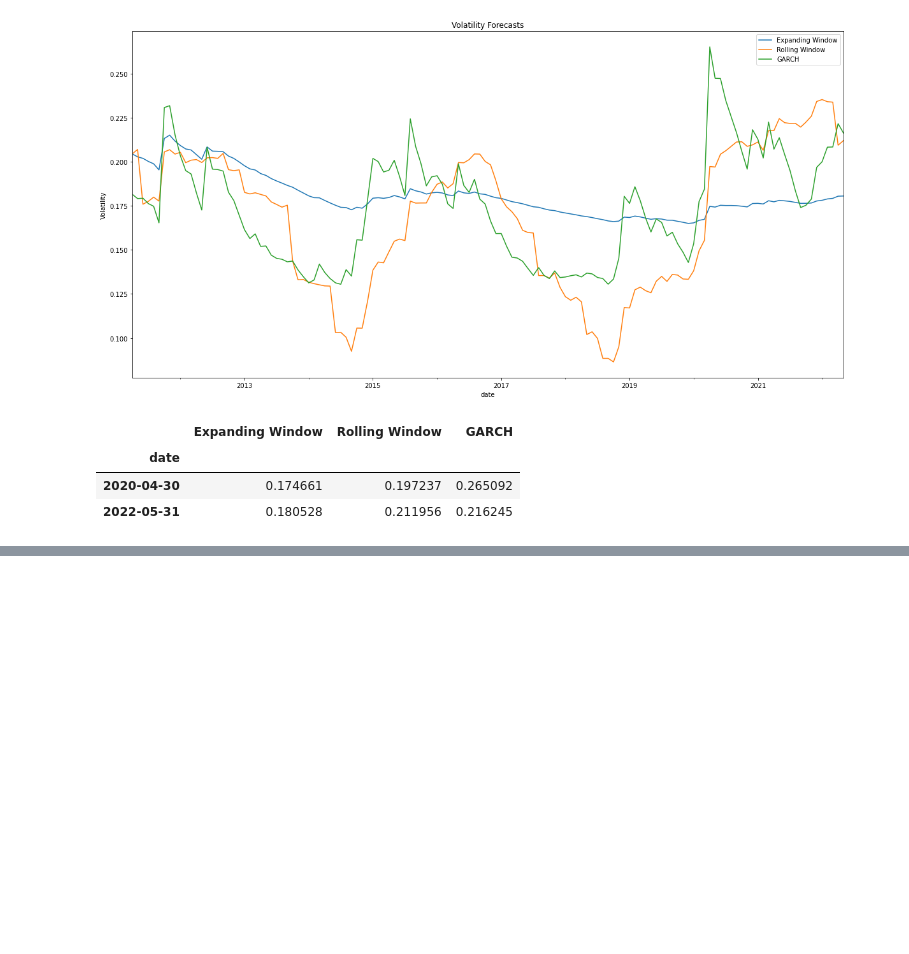
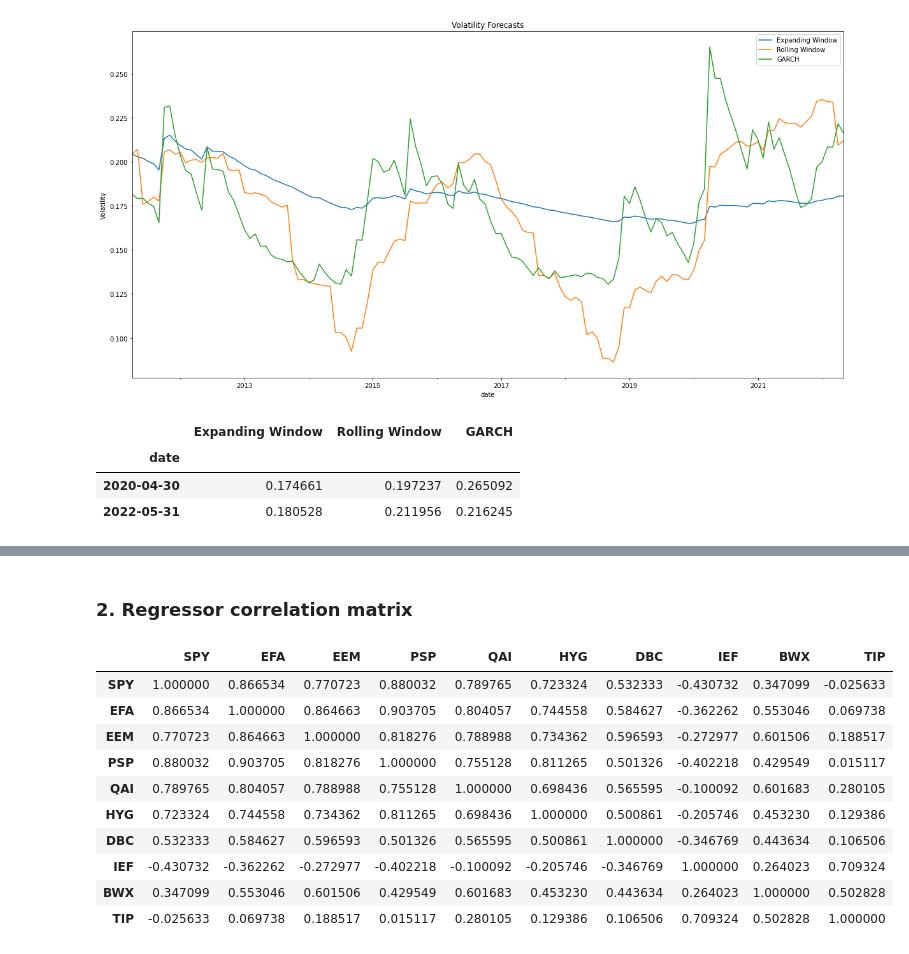
Before and after one commit to ebdaniel/drw-dataanalysis-2022, a Jupyter notebook: exam.ipynb, the cells around one changed output, grey strips where cells are left out. Drawn from its saved outputs; the diff is of its cells as text; code cells hidden in the pictures; blank space fills up the shorter version.

```diff
--- a/exam.ipynb
+++ b/exam.ipynb
@@ -236,0 +229,7 @@ vol.head()
+# %%
+# split data into train and test
+test_start = 2020
+X_train, y_train = \
+    returns.loc[returns.date.dt.year < test_start].drop(columns=['date', 'IYR']), returns.loc[returns.date.dt.year < test_start].IYR
+X_test, y_test = \
+    returns.loc[returns.date.dt.year >= test_start].drop(columns=['date', 'IYR']), returns.loc[returns.date.dt.year >= test_start].IYR
@@ -236,0 +262,16 @@ vol.head()
+# %% [markdown]
+### 2. Regressor correlation matrix
+# %%
+X_train.corr()
+# %% [output]
+|  | SPY | EFA | EEM | PSP | QAI | HYG | DBC | IEF | BWX | TIP |
+| SPY | 1.000000 | 0.866534 | 0.770723 | 0.880032 | 0.789765 | 0.723324 | 0.532333 | -0.430732 | 0.347099 | -0.025633 |
+| EFA | 0.866534 | 1.000000 | 0.864663 | 0.903705 | 0.804057 | 0.744558 | 0.584627 | -0.362262 | 0.553046 | 0.069738 |
+| EEM | 0.770723 | 0.864663 | 1.000000 | 0.818276 | 0.788988 | 0.734362 | 0.596593 | -0.272977 | 0.601506 | 0.188517 |
+| PSP | 0.880032 | 0.903705 | 0.818276 | 1.000000 | 0.755128 | 0.811265 | 0.501326 | -0.402218 | 0.429549 | 0.015117 |
+| QAI | 0.789765 | 0.804057 | 0.788988 | 0.755128 | 1.000000 | 0.698436 | 0.565595 | -0.100092 | 0.601683 | 0.280105 |
+| HYG | 0.723324 | 0.744558 | 0.734362 | 0.811265 | 0.698436 | 1.000000 | 0.500861 | -0.205746 | 0.453230 | 0.129386 |
+| DBC | 0.532333 | 0.584627 | 0.596593 | 0.501326 | 0.565595 | 0.500861 | 1.000000 | -0.346769 | 0.443634 | 0.106506 |
+| IEF | -0.430732 | -0.362262 | -0.272977 | -0.402218 | -0.100092 | -0.205746 | -0.346769 | 1.000000 | 0.264023 | 0.709324 |
+| BWX | 0.347099 | 0.553046 | 0.601506 | 0.429549 | 0.601683 | 0.453230 | 0.443634 | 0.264023 | 1.000000 | 0.502828 |
+| TIP | -0.025633 | 0.069738 | 0.188517 | 0.015117 | 0.280105 | 0.129386 | 0.106506 | 0.709324 | 0.502828 | 1.000000 |
```
Also changed, not shown: parts of 12 cells of this notebook.
